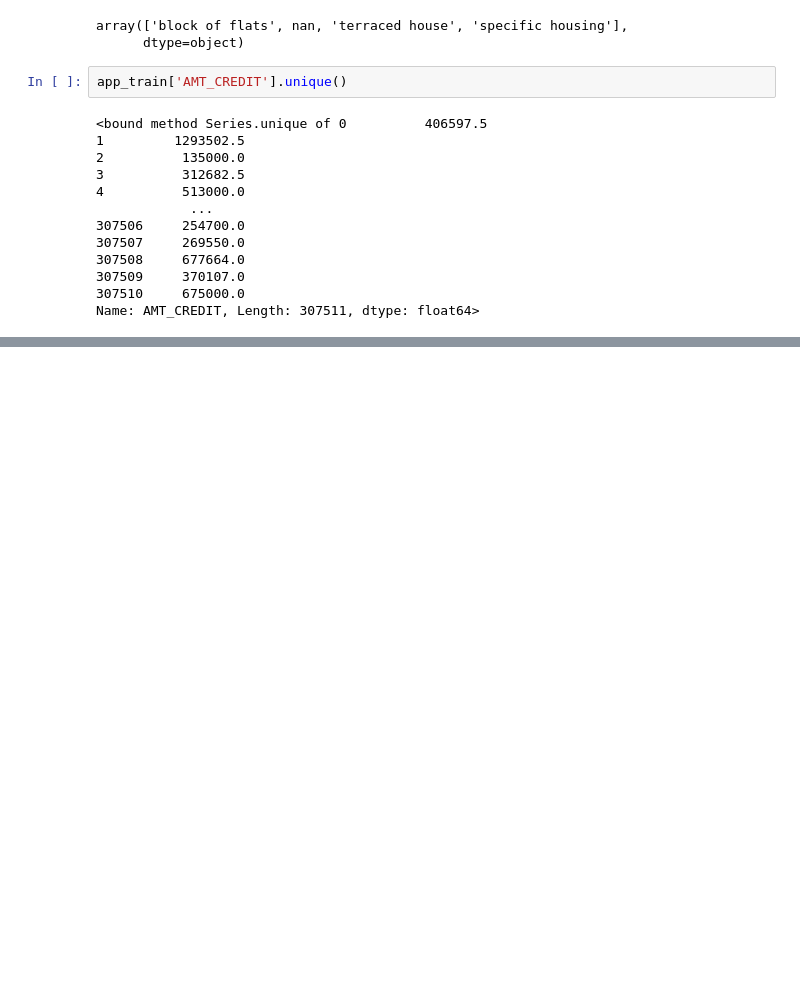
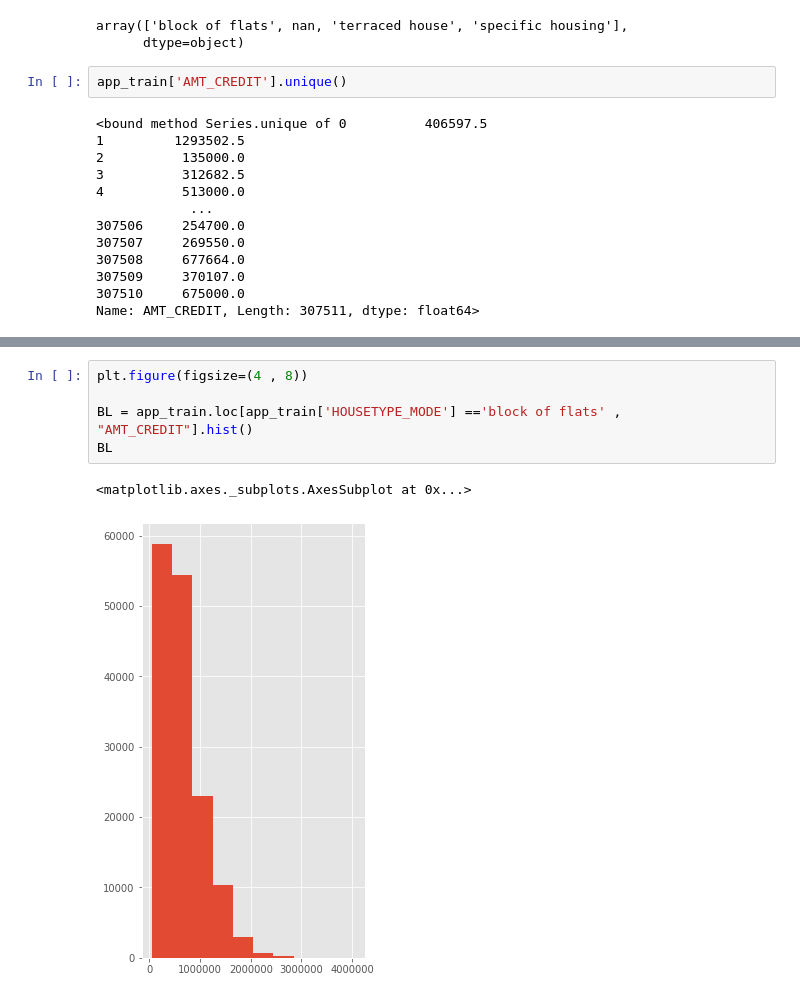
Before and after one commit to SeanHung06/4th-ML100Days, a Jupyter notebook: homework/Day_019_HW.ipynb, the cells around one changed output, grey strips where cells are left out. Saved outputs shown, nothing was run; the diff lists cells and outputs as text; blank space fills up the shorter version.

```diff
--- a/homework/Day_019_HW.ipynb
+++ b/homework/Day_019_HW.ipynb
@@ -62 +74,9 @@ Name: AMT_CREDIT, Length: 307511, dtype: float64>
+# %%
+plt.figure(figsize=(4 , 8))
+
+BL = app_train.loc[app_train['HOUSETYPE_MODE'] =='block of flats' , "AMT_CREDIT"].hist()
+BL
+# %% [output]
+<matplotlib.axes._subplots.AxesSubplot at 0x...>
+[figure, added]
 # %%
```
Also changed, not shown: parts of 2 cells of this notebook.
